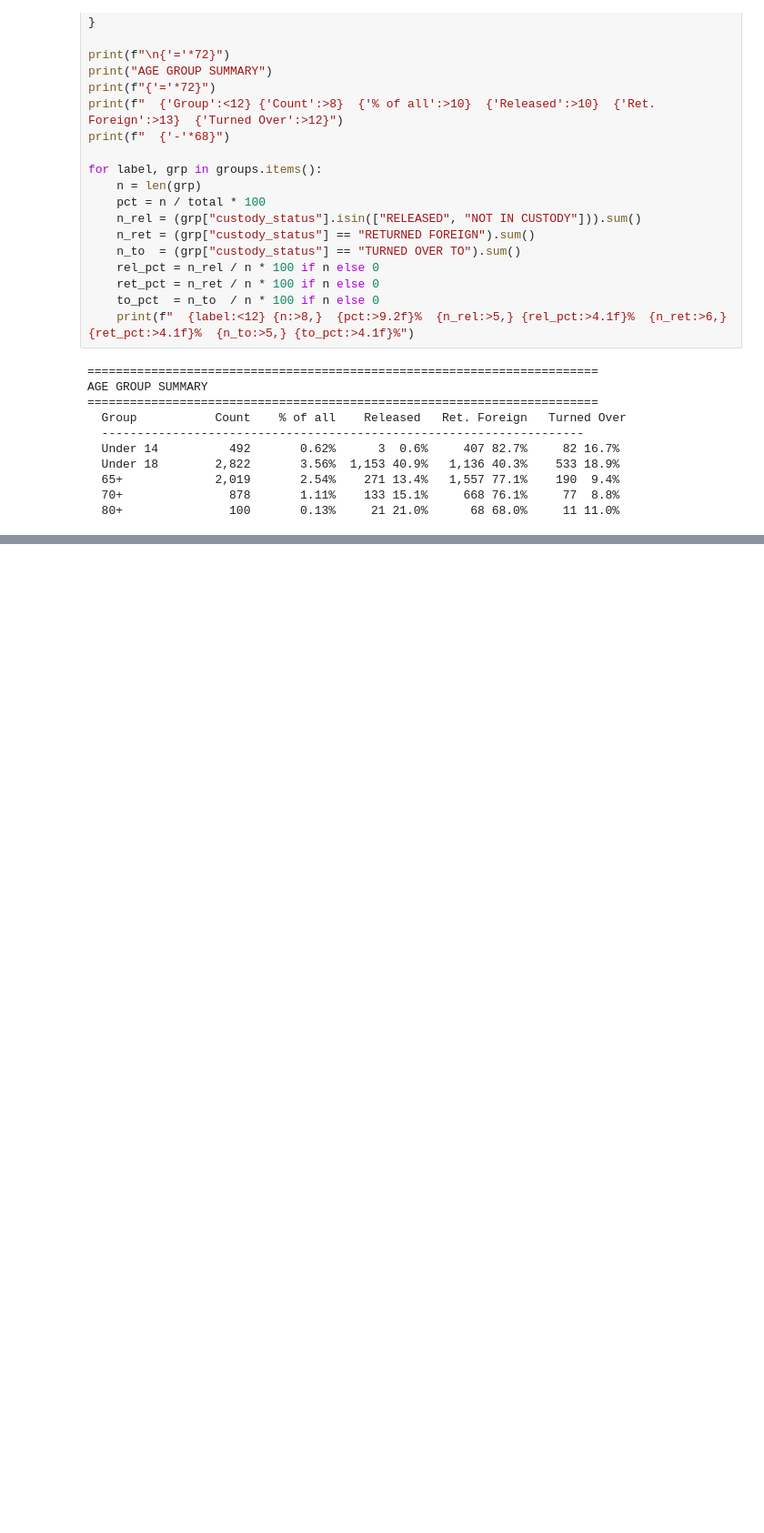
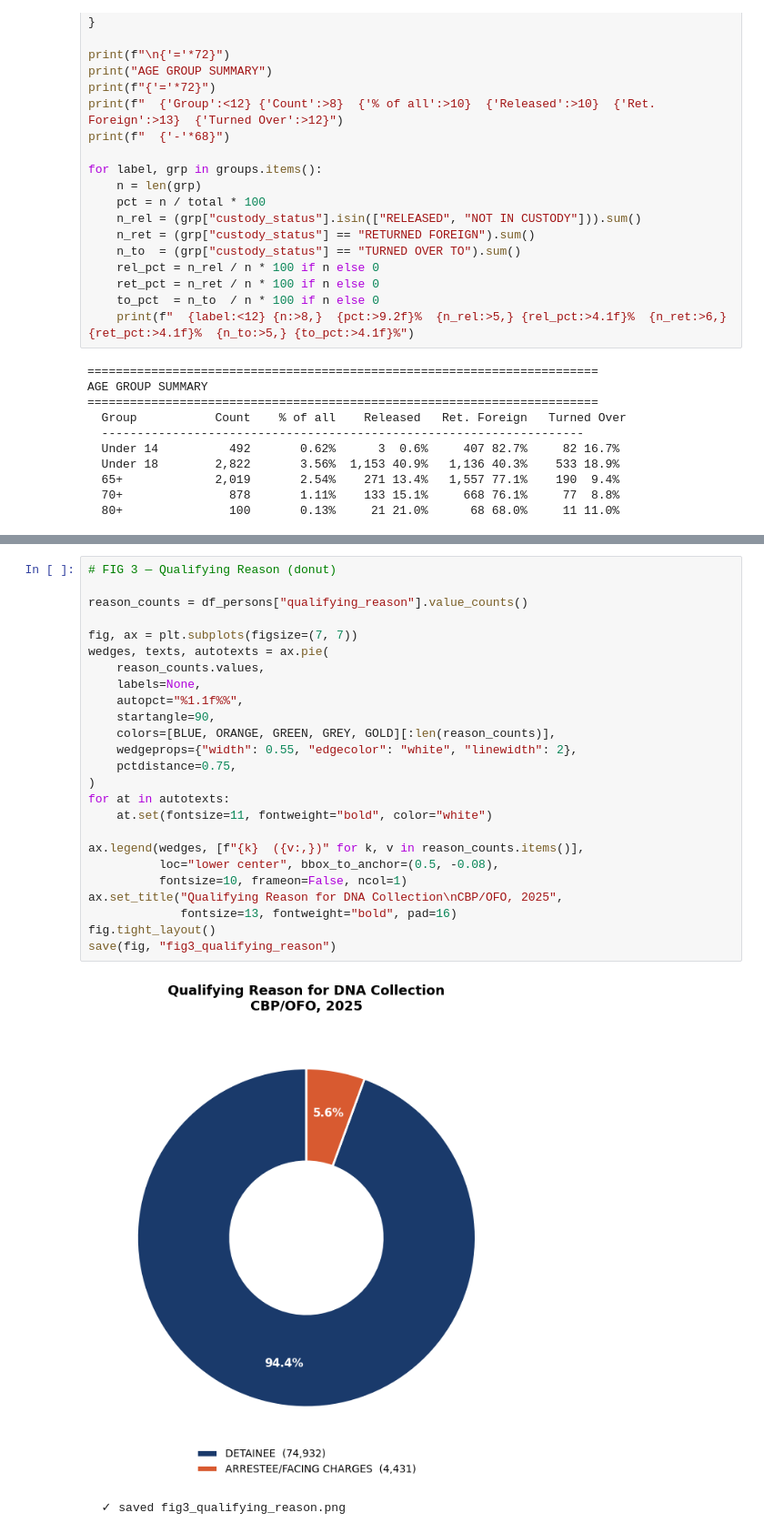
Before and after one commit to angelasidhu/DNA, a Jupyter notebook: stevie.ipynb, the cells around one changed output, grey strips where cells are left out. Shown at 91% size. Cells and saved outputs as stored; diff of their text form; blank space fills up the shorter version.

```diff
--- a/stevie.ipynb
+++ b/stevie.ipynb
@@ -705,0 +792,28 @@ AGE GROUP SUMMARY
+# %%
+# FIG 3 — Qualifying Reason (donut)
+
+reason_counts = df_persons["qualifying_reason"].value_counts()
+
+fig, ax = plt.subplots(figsize=(7, 7))
+wedges, texts, autotexts = ax.pie(
+    reason_counts.values,
+    labels=None,
+    autopct="%1.1f%%",
+    startangle=90,
+    colors=[BLUE, ORANGE, GREEN, GREY, GOLD][:len(reason_counts)],
+    wedgeprops={"width": 0.55, "edgecolor": "white", "linewidth": 2},
+    pctdistance=0.75,
+)
+for at in autotexts:
+    at.set(fontsize=11, fontweight="bold", color="white")
+
+ax.legend(wedges, [f"{k}  ({v:,})" for k, v in reason_counts.items()],
+          loc="lower center", bbox_to_anchor=(0.5, -0.08),
+          fontsize=10, frameon=False, ncol=1)
+ax.set_title("Qualifying Reason for DNA Collection\nCBP/OFO, 2025",
+             fontsize=13, fontweight="bold", pad=16)
+fig.tight_layout()
+save(fig, "fig3_qualifying_reason")
+# %% [output]
+[figure, added]
+  ✓ saved fig3_qualifying_reason.png
```
Also changed, not shown: parts of 13 cells of this notebook.
